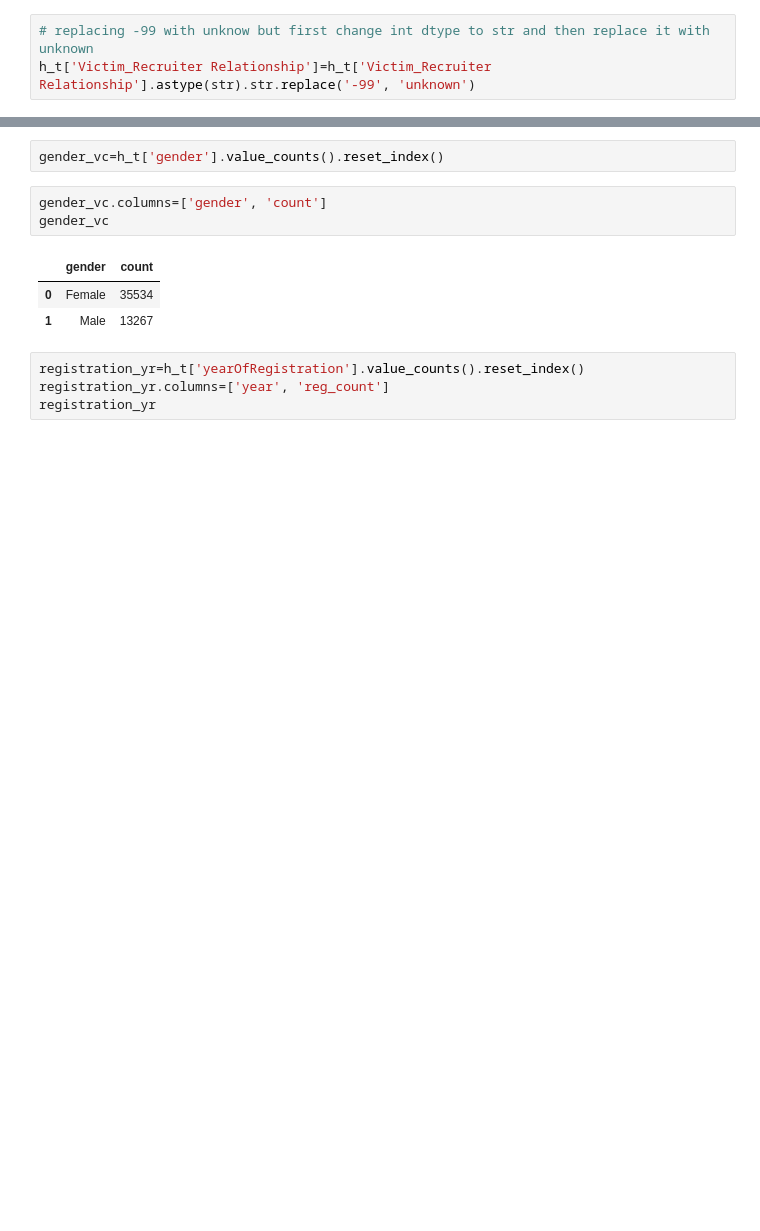
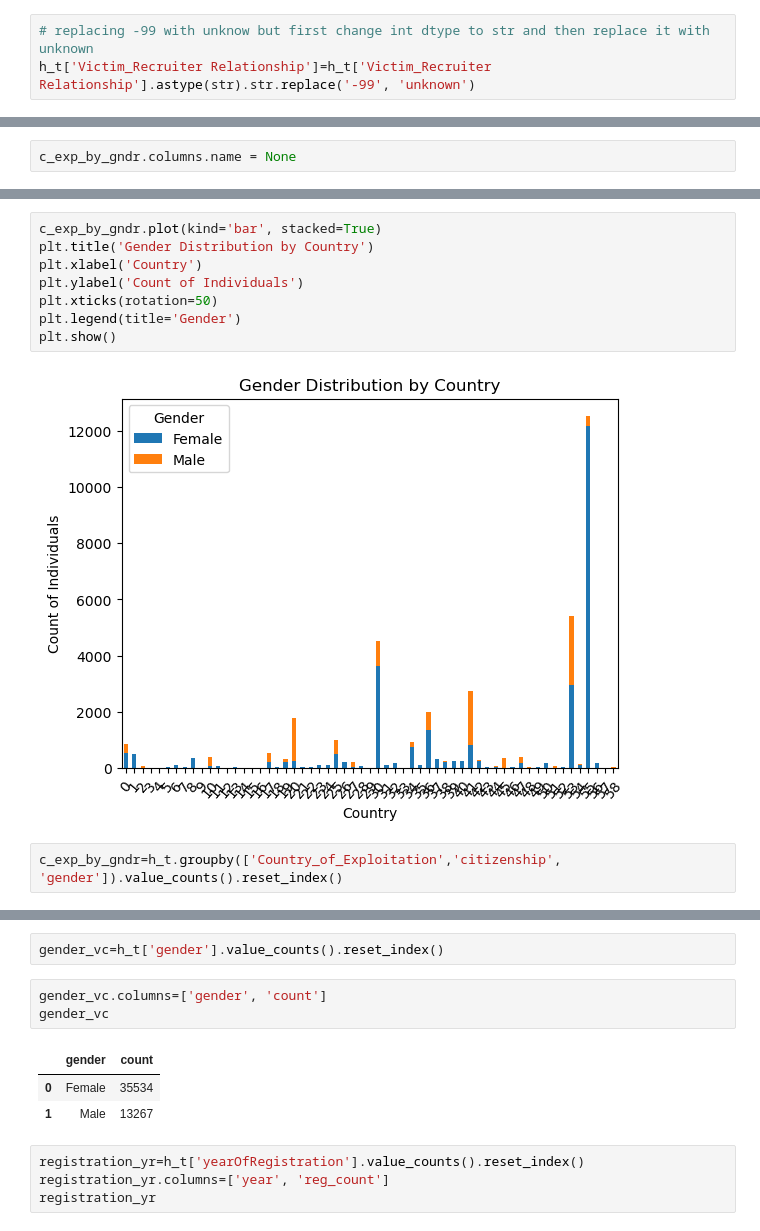
Before and after one commit to ksobiya/Human_Trafficking, a Jupyter notebook: Notebook/Human_Trafficking_full .ipynb, the cells around one changed output, grey strips where cells are left out. Drawn from its saved outputs; the diff is of its cells as text; blank space fills up the shorter version.

```diff
--- a/Notebook/Human_Trafficking_full .ipynb
+++ b/Notebook/Human_Trafficking_full .ipynb
@@ -146,0 +170,2 @@ h_t.head()
+# %%
+c_exp_by_gndr.columns.name = None
@@ -146,0 +218,12 @@ h_t.head()
+# %%
+c_exp_by_gndr.plot(kind='bar', stacked=True)
+plt.title('Gender Distribution by Country')
+plt.xlabel('Country')
+plt.ylabel('Count of Individuals')
+plt.xticks(rotation=50)
+plt.legend(title='Gender')
+plt.show()
+# %% [output]
+[figure, added]
+# %%
+c_exp_by_gndr=h_t.groupby(['Country_of_Exploitation','citizenship', 'gender']).value_counts().reset_index()
```
Also changed, not shown: parts of 16 cells of this notebook, 2 other files.
